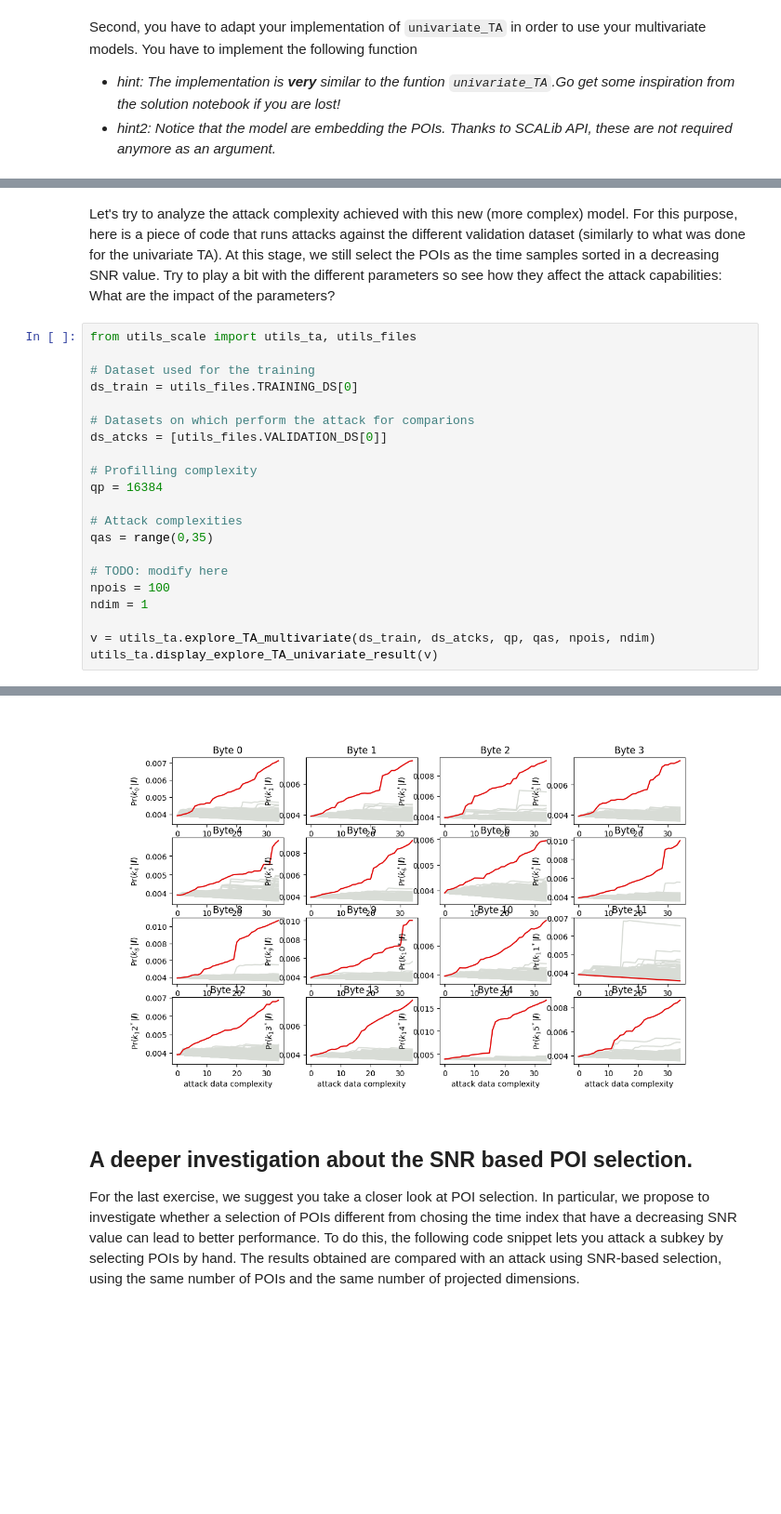
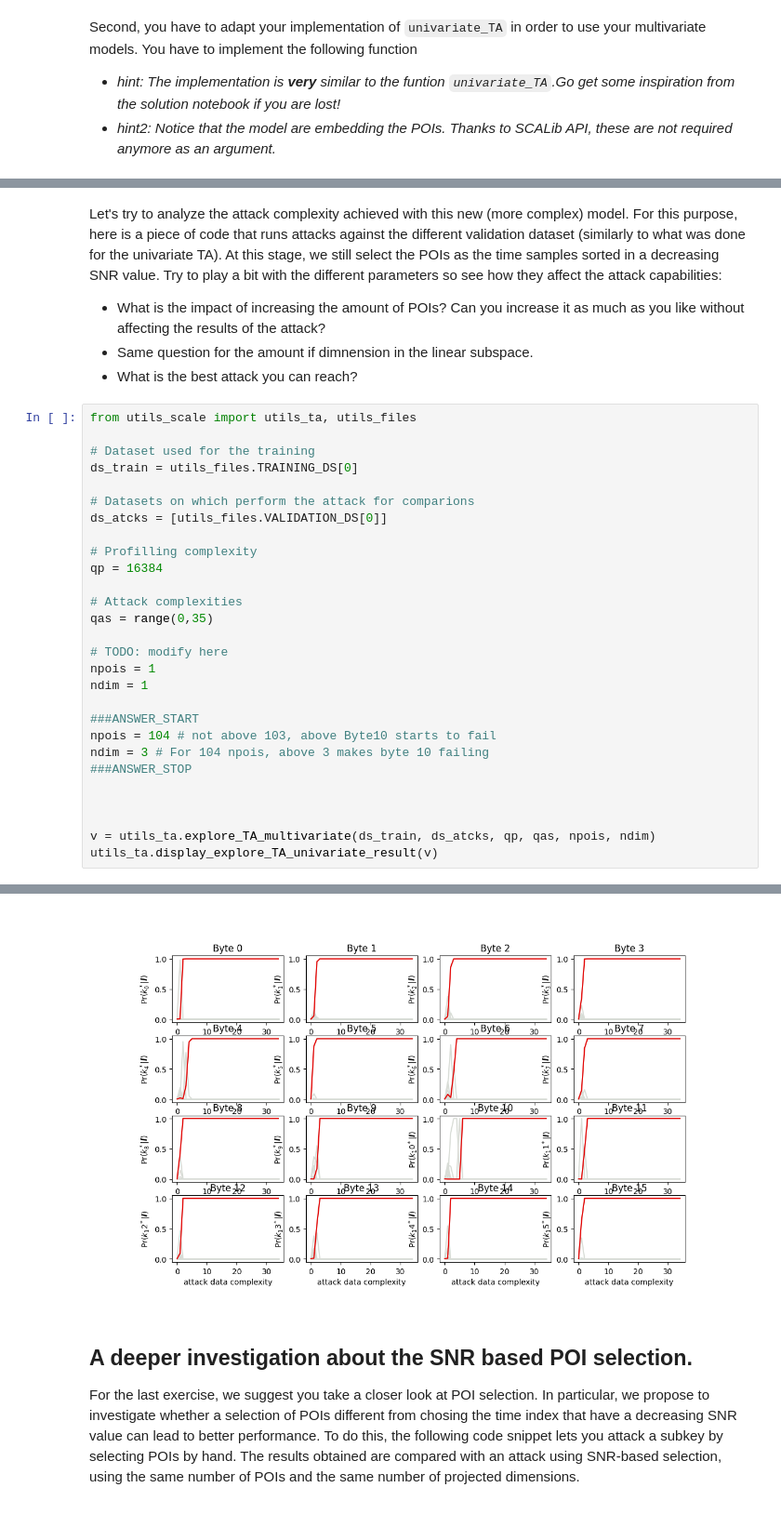
Before and after one commit to simple-crypto/scale-one, a Jupyter notebook: solution-scale_one-template_attack.ipynb, the cells around one changed output, grey strips where cells are left out. Shown at 93% size. Saved outputs shown, nothing was run; the diff lists cells and outputs as text; blank space fills up the shorter version.

```diff
--- a/solution-scale_one-template_attack.ipynb
+++ b/solution-scale_one-template_attack.ipynb
@@ -502,7 +502,11 @@ def multivariate_LDA_TA(traces, pts, models):
     return lprobas
     ###ANSWER_STOP
 # %% [markdown]
-Let's try to analyze the attack complexity achieved with this new (more complex) model. For this purpose, here is a piece of code that runs attacks against the different validation dataset (similarly to what was done for the univariate TA). At this stage, we still select the POIs as the time samples sorted in a decreasing SNR value. Try to play a bit with the different parameters so see how they affect the attack capabilities: What are the impact of the parameters?
+Let's try to analyze the attack complexity achieved with this new (more complex) model. For this purpose, here is a piece of code that runs attacks against the different validation dataset (similarly to what was done for the univariate TA). At this stage, we still select the POIs as the time samples sorted in a decreasing SNR value. Try to play a bit with the different parameters so see how they affect the attack capabilities:
+
+- What is the impact of increasing the amount of POIs? Can you increase it as much as you like without affecting the results of the attack?
+- Same question for the amount if dimnension in the linear subspace.
+- What is the best attack you can reach?
 # %%
 from utils_scale import utils_ta, utils_files
 
@@ -519,8 +523,15 @@ qp = 16384
 qas = range(0,35)
 
 # TODO: modify here
-npois = 100
+npois = 1
 ndim = 1
+
+###ANSWER_START
+npois = 104 # not above 103, above Byte10 starts to fail
+ndim = 3 # For 104 npois, above 3 makes byte 10 failing
+###ANSWER_STOP
+
+
 
 v = utils_ta.explore_TA_multivariate(ds_train, ds_atcks, qp, qas, npois, ndim)
 utils_ta.display_explore_TA_univariate_result(v)
@@ -544,5 +555,5 @@ Byte 15: 5 traces required
 (1, 35, 16, 256)
-[figure, old version]
+[figure, new version]
 # %% [markdown]
 ## A deeper investigation about the SNR based POI selection.
 For the last exercise, we suggest you take a closer look at POI selection. In particular, we propose to investigate whether a selection of POIs different from chosing the time index that have a decreasing SNR value can lead to better performance. To do this, the following code snippet lets you attack a subkey by selecting POIs by hand. The results obtained are compared with an attack using SNR-based selection, using the same number of POIs and the same number of projected dimensions.
```
Also changed, not shown: parts of 4 cells of this notebook, 1 other file.
